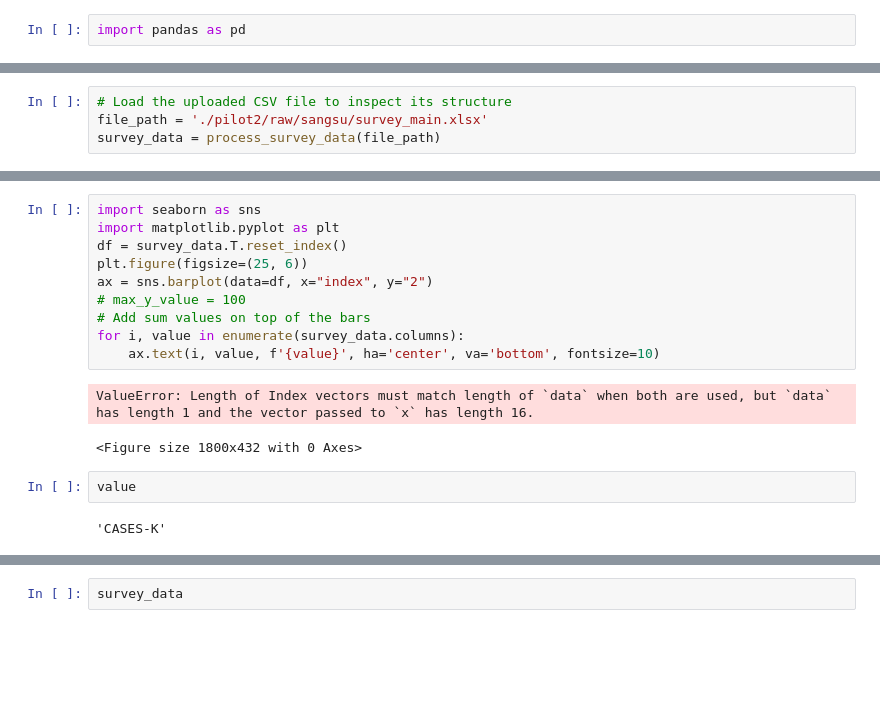
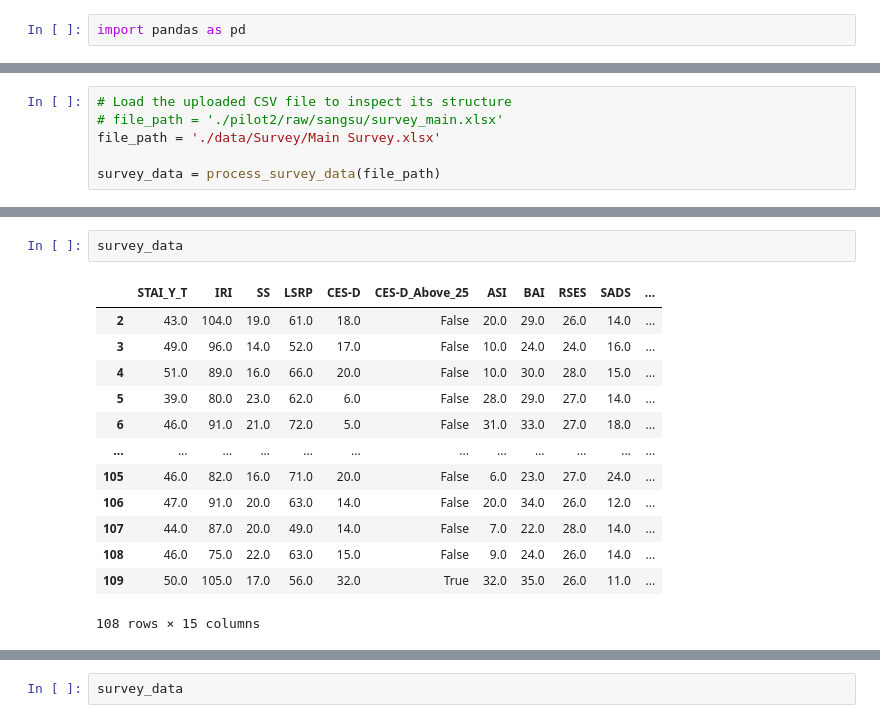
Before and after one commit to Catonpancake/sdphysiology, a Jupyter notebook: surveyprocess.ipynb, the cells around one changed output, grey strips where cells are left out. Cells and saved outputs as stored; diff of their text form; blank space fills up the shorter version.

```diff
--- a/surveyprocess.ipynb
+++ b/surveyprocess.ipynb
@@ -135,5 +136,7 @@ def process_survey_data(file_path):
     return final_results
 # %%
 # Load the uploaded CSV file to inspect its structure
-file_path = './pilot2/raw/sangsu/survey_main.xlsx'
+# file_path = './pilot2/raw/sangsu/survey_main.xlsx'
+file_path = './data/Survey/Main Survey.xlsx'
+
 survey_data = process_survey_data(file_path)
@@ -159,17 +143,16 @@ survey_data = process_survey_data(file_path)
-# %%
-import seaborn as sns
-import matplotlib.pyplot as plt
-df = survey_data.T.reset_index()
-plt.figure(figsize=(25, 6))
-ax = sns.barplot(data=df, x="index", y="2")
-# max_y_value = 100
-# Add sum values on top of the bars
-for i, value in enumerate(survey_data.columns):
-    ax.text(i, value, f'{value}', ha='center', va='bottom', fontsize=10)
-# %% [output]
-ValueError: Length of Index vectors must match length of `data` when both are used, but `data` has length 1 and the vector passed to `x` has length 16.
-<Figure size 1800x432 with 0 Axes>
-# %%
-value
-# %% [output]
-'CASES-K'
+# %%
+survey_data
+# %% [output]
+|  | STAI_Y_T | IRI | SS | LSRP | CES-D | CES-D_Above_25 | ASI | BAI | RSES | SADS | ... |
+| 2 | 43.0 | 104.0 | 19.0 | 61.0 | 18.0 | False | 20.0 | 29.0 | 26.0 | 14.0 | ... |
+| 3 | 49.0 | 96.0 | 14.0 | 52.0 | 17.0 | False | 10.0 | 24.0 | 24.0 | 16.0 | ... |
+| 4 | 51.0 | 89.0 | 16.0 | 66.0 | 20.0 | False | 10.0 | 30.0 | 28.0 | 15.0 | ... |
+| 5 | 39.0 | 80.0 | 23.0 | 62.0 | 6.0 | False | 28.0 | 29.0 | 27.0 | 14.0 | ... |
+| 6 | 46.0 | 91.0 | 21.0 | 72.0 | 5.0 | False | 31.0 | 33.0 | 27.0 | 18.0 | ... |
+| ... | ... | ... | ... | ... | ... | ... | ... | ... | ... | ... | ... |
+| 105 | 46.0 | 82.0 | 16.0 | 71.0 | 20.0 | False | 6.0 | 23.0 | 27.0 | 24.0 | ... |
+| 106 | 47.0 | 91.0 | 20.0 | 63.0 | 14.0 | False | 20.0 | 34.0 | 26.0 | 12.0 | ... |
+| 107 | 44.0 | 87.0 | 20.0 | 49.0 | 14.0 | False | 7.0 | 22.0 | 28.0 | 14.0 | ... |
+| 108 | 46.0 | 75.0 | 22.0 | 63.0 | 15.0 | False | 9.0 | 24.0 | 26.0 | 14.0 | ... |
+| 109 | 50.0 | 105.0 | 17.0 | 56.0 | 32.0 | True | 32.0 | 35.0 | 26.0 | 11.0 | ... |
+108 rows × 15 columns
```
Also changed, not shown: parts of 4 cells of this notebook, 1 other file.
